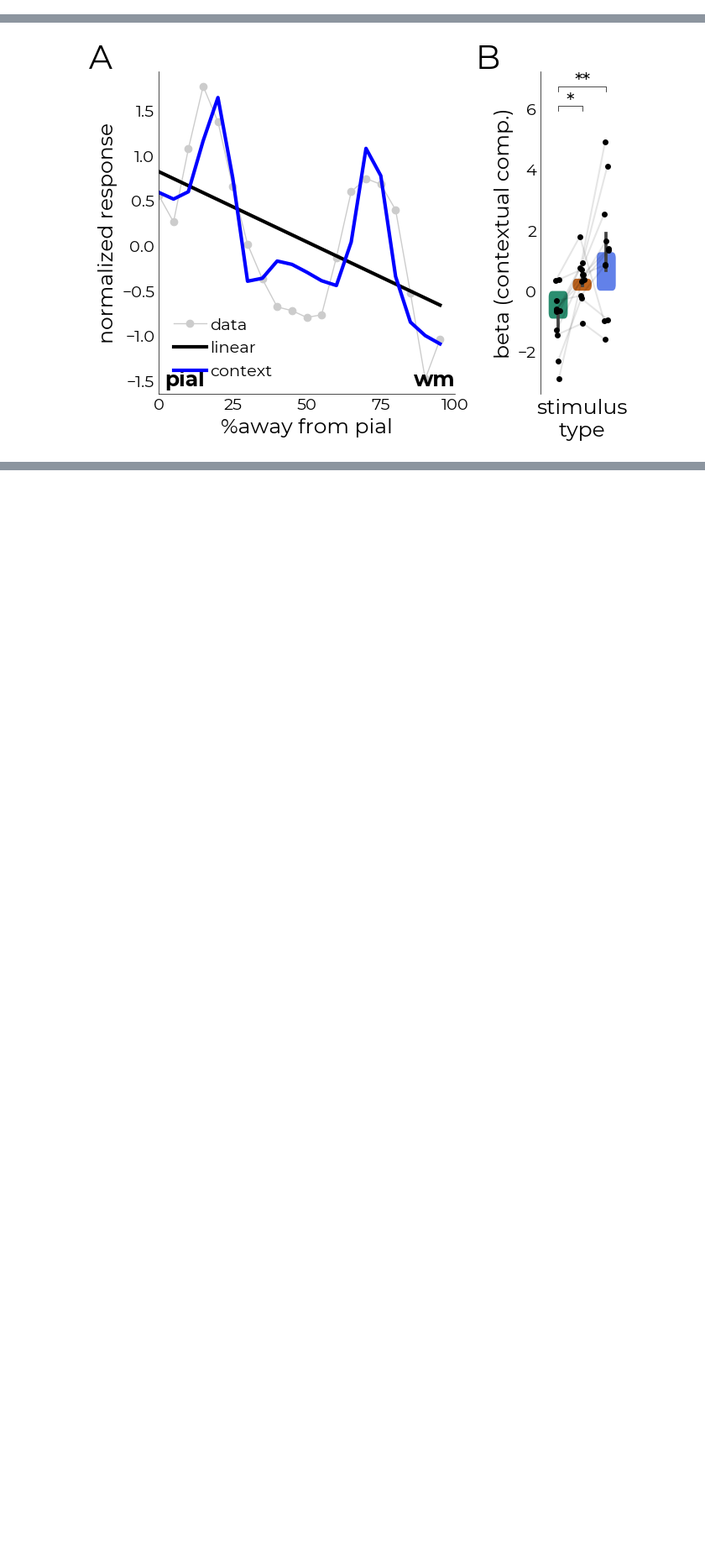
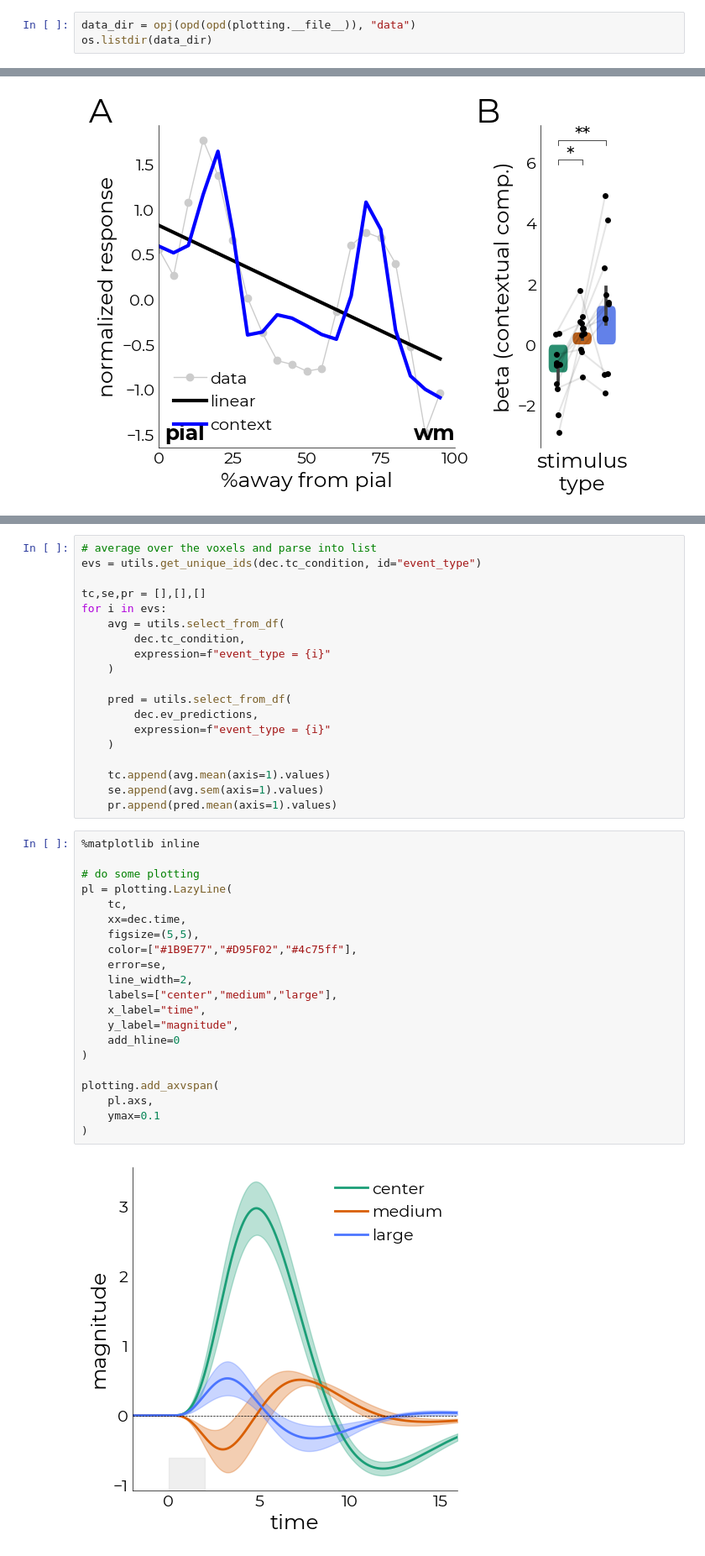
Before and after one commit to gjheij/lazyfmri, a Jupyter notebook: notebooks/example.ipynb, the cells around one changed output, grey strips where cells are left out. Shown at 84% size. Drawn from its saved outputs; the diff is of its cells as text; blank space fills up the shorter version.

```diff
--- a/notebooks/example.ipynb
+++ b/notebooks/example.ipynb
@@ -19,0 +29,3 @@ opd = os.path.dirname
+# %%
+data_dir = opj(opd(opd(plotting.__file__)), "data")
+os.listdir(data_dir)
@@ -237,0 +409,42 @@ beta  0.948999  0.124379    True
+# %%
+# average over the voxels and parse into list
+evs = utils.get_unique_ids(dec.tc_condition, id="event_type")
+
+tc,se,pr = [],[],[]
+for i in evs:
+    avg = utils.select_from_df(
+        dec.tc_condition,
+        expression=f"event_type = {i}"
+    )
+
+    pred = utils.select_from_df(
+        dec.ev_predictions,
+        expression=f"event_type = {i}"
+    )
+
+    tc.append(avg.mean(axis=1).values)
+    se.append(avg.sem(axis=1).values)
+    pr.append(pred.mean(axis=1).values)
+# %%
+%matplotlib inline
+
+# do some plotting
+pl = plotting.LazyLine(
+    tc,
+    xx=dec.time,
+    figsize=(5,5),
+    color=["#1B9E77","#D95F02","#4c75ff"],
+    error=se,
+    line_width=2,
+    labels=["center","medium","large"],
+    x_label="time",
+    y_label="magnitude",
+    add_hline=0
+)
+
+plotting.add_axvspan(
+    pl.axs,
+    ymax=0.1
+)
+# %% [output]
+[figure, added]
```
Also changed, not shown: parts of 28 cells of this notebook, 1 other file.
